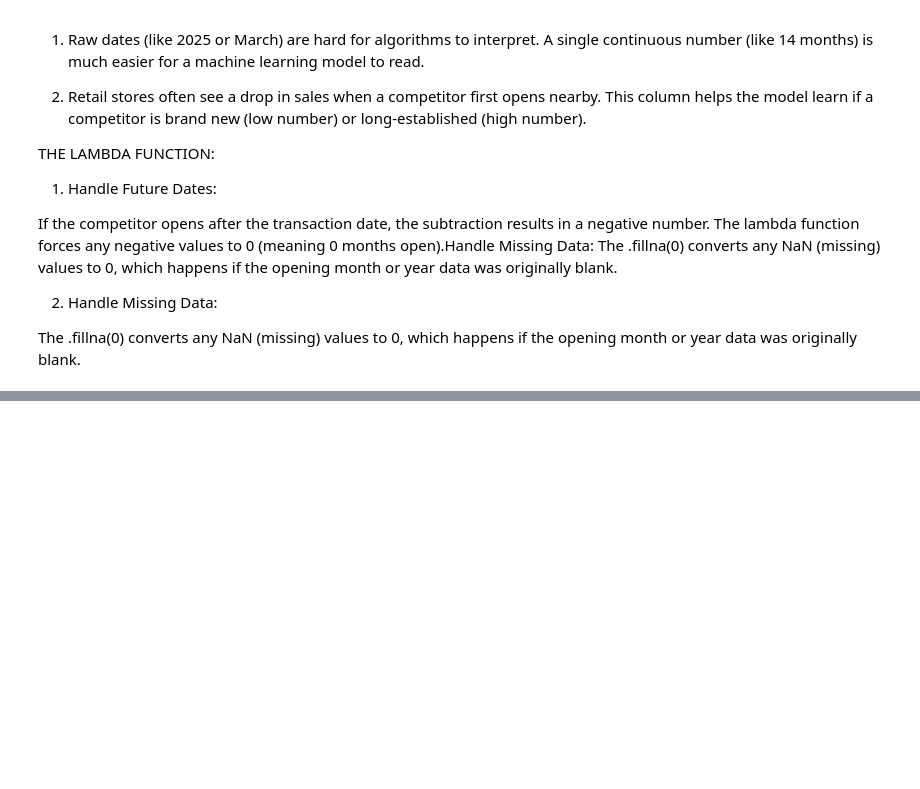
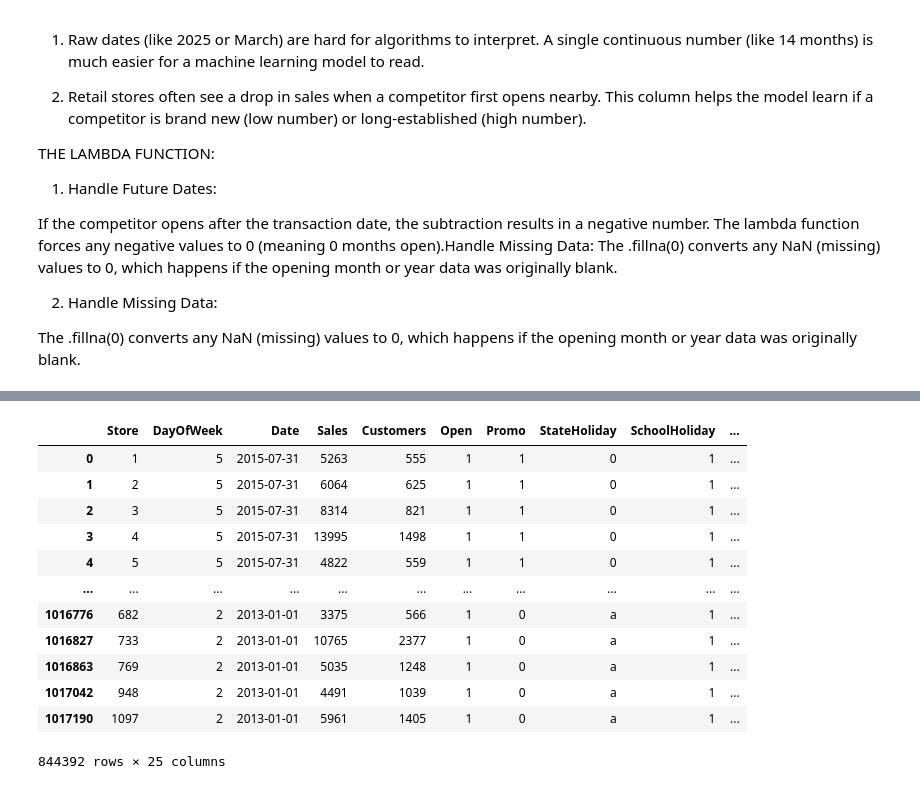
Before and after one commit to popsy-jeff/MACHINE-LEARNING-GRADIENT-BOOSTING, a Jupyter notebook: Notebooks/rossman_sales_xgboost.ipynb, the cells around one changed output, grey strips where cells are left out. Cells and saved outputs as stored; diff of their text form; code cells hidden in the pictures; blank space fills up the shorter version.

Commit message:
Adding additional Promo2Open and IsPromo2Month engineered features

```diff
--- a/Notebooks/rossman_sales_xgboost.ipynb
+++ b/Notebooks/rossman_sales_xgboost.ipynb
@@ -193,6 +193,8 @@ FEATURE ENGINEERING ON COMPETITION
 def comp_months(df):
     df['CompetitionOpen'] = 12 * (df.Year - df.CompetitionOpenSinceYear) + (df.Month - df.CompetitionOpenSinceMonth)
     df['CompetitionOpen'] = df['CompetitionOpen'].map(lambda x: 0 if x < 0 else x).fillna(0)
+
+    return df
 # %% [markdown]
 The CompetitionOpen column represents the total number of months a competitor has been active and operating near a specific store at the time of a given sales record.
 
@@ -257,7 +278,12 @@ def check_promo_month(row):
     }
 
     try:
+        # Dataset stores a string like "Jan,Apr,Jul,Oct" telling you which months a new promo round begins. This line breaks that string into a list: ['Jan', 'Apr', 'Jul', 'Oct'].
+
         months = (row['PromoInterval'] or '').split(',')
+
+        # If Promo2 is already running here, AND this row's month is one of the months listed in that string — say yes (1). Otherwise, say no (0)
+
         if row['Promo2Open'] and month2str[row['Month']] in months:
             return 1
         else:
@@ -268,8 +294,34 @@ def check_promo_month(row):
 
 def promo_cols(df):
     # Months since Promo2 was open
+    # take the year gap, turn it into months (×12), then add the leftover week gap. It's a rough "how many months has this promo been live" number.
+    # If the number comes out negative (meaning Promo2 hadn't started yet on this date), just call it 0.
+    # If it's missing, call it 0 too.
+    # Then multiply by Promo2 (which is 1 if the store participates, 0 if not) — so stores that never signed up for Promo2 automatically get 0, no matter what.
+
     df['Promo2Open'] = 12 * (df.Year - df.Promo2SinceYear) + (df.WeekOfYear - df.Promo2SinceWeek)* 7 / 30.5
     df['Promo2Open'] = df['Promo2Open'].map(lambda x: 0  if x < 0 else x).fillna(0) * df['Promo2']
 
     # Checking whether a new round of promotions was started in the current month
     df['IsPromo2Month'] = df.apply(check_promo_month, axis=1) * df['Promo2']
+
+    return df
+# %%
+rossman_sales_train= promo_cols(rossman_sales_train)
+rossman_sales_test = promo_cols(rossman_sales_test)
+
+rossman_sales_train
+# %% [output]
+|  | Store | DayOfWeek | Date | Sales | Customers | Open | Promo | StateHoliday | SchoolHoliday | ... |
+| 0 | 1 | 5 | 2015-07-31 | 5263 | 555 | 1 | 1 | 0 | 1 | ... |
+| 1 | 2 | 5 | 2015-07-31 | 6064 | 625 | 1 | 1 | 0 | 1 | ... |
+| 2 | 3 | 5 | 2015-07-31 | 8314 | 821 | 1 | 1 | 0 | 1 | ... |
+| 3 | 4 | 5 | 2015-07-31 | 13995 | 1498 | 1 | 1 | 0 | 1 | ... |
+| 4 | 5 | 5 | 2015-07-31 | 4822 | 559 | 1 | 1 | 0 | 1 | ... |
+| ... | ... | ... | ... | ... | ... | ... | ... | ... | ... | ... |
+| 1016776 | 682 | 2 | 2013-01-01 | 3375 | 566 | 1 | 0 | a | 1 | ... |
+| 1016827 | 733 | 2 | 2013-01-01 | 10765 | 2377 | 1 | 0 | a | 1 | ... |
+| 1016863 | 769 | 2 | 2013-01-01 | 5035 | 1248 | 1 | 0 | a | 1 | ... |
+| 1017042 | 948 | 2 | 2013-01-01 | 4491 | 1039 | 1 | 0 | a | 1 | ... |
+| 1017190 | 1097 | 2 | 2013-01-01 | 5961 | 1405 | 1 | 0 | a | 1 | ... |
+844392 rows × 25 columns
```
Also changed, not shown: parts of 2 cells of this notebook.
